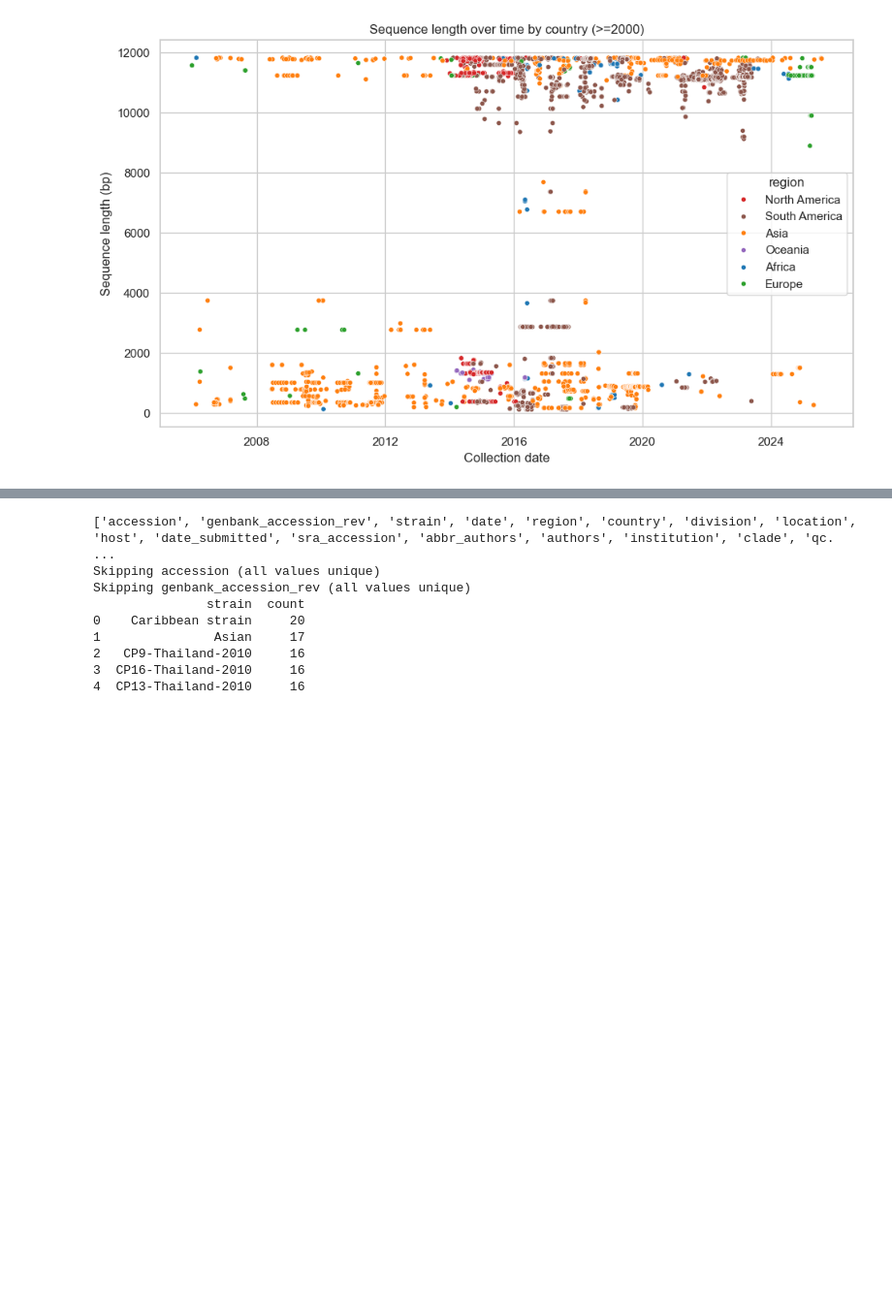
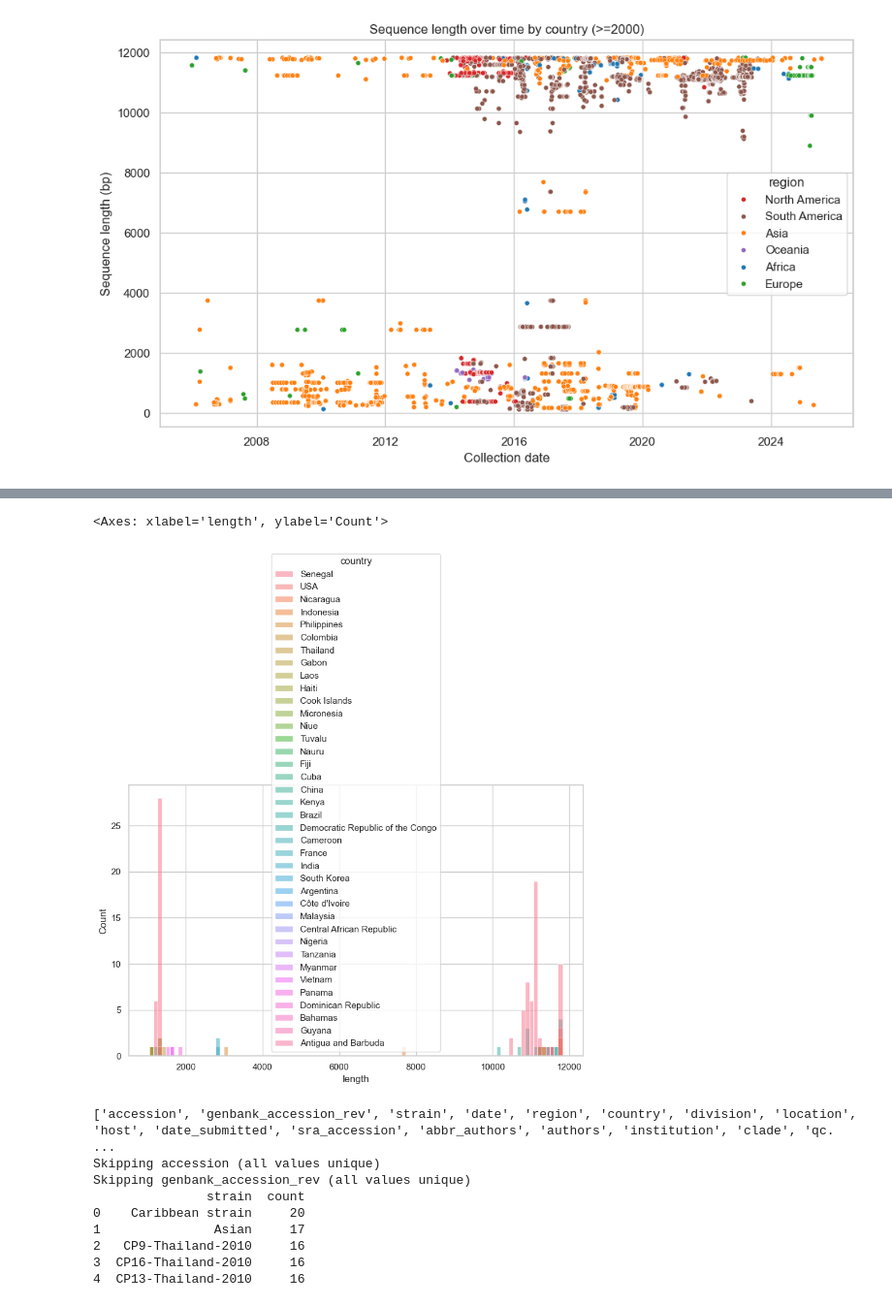
Before and after one commit to nextstrain/chikv, a Jupyter notebook: scripts/eda.ipynb, the cells around one changed output, grey strips where cells are left out. Shown at 97% size. Saved outputs shown, nothing was run; the diff lists cells and outputs as text; code cells hidden in the pictures; blank space fills up the shorter version.

```diff
--- a/scripts/eda.ipynb
+++ b/scripts/eda.ipynb
@@ -231,3 +247,11 @@ See the caveats in the documentation: https://pandas.pydata.org/pandas-docs/stab
+# %%
+senegal = pd.read_table("../data/ingest/subsampled_data/country_w_background/Senegal/metadata.tsv")
+senegal["length"] = senegal.alignmentEnd - senegal.alignmentStart
+#senegal = senegal[senegal["length"] < 2000]
+sns.histplot(senegal, x="length", hue="country", bins = 100)
+# %% [output]
+<Axes: xlabel='length', ylabel='Count'>
+[figure, added]
 # %%
 categorical_cols = df.select_dtypes(include=["object", "category"]).columns.tolist()
 print(categorical_cols)
```
Also changed, not shown: parts of 2 cells of this notebook.
